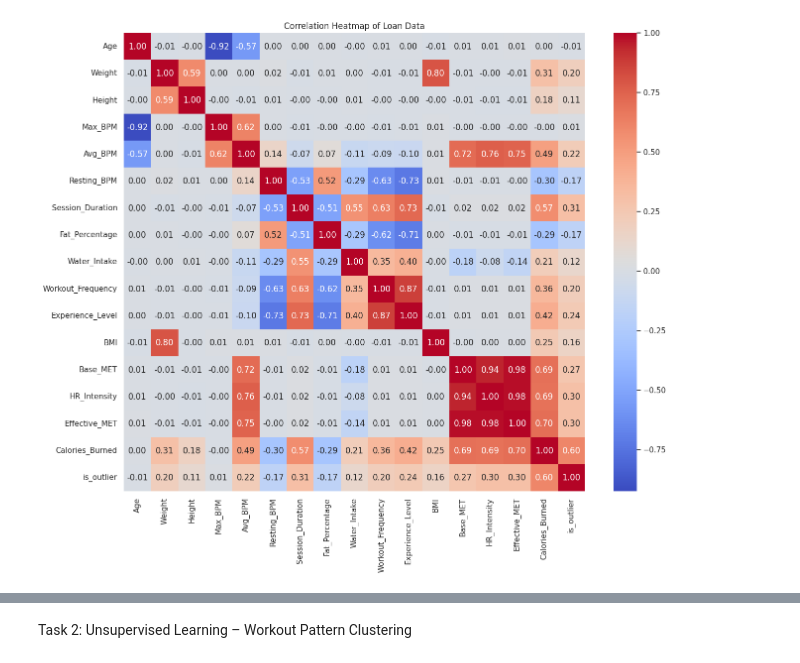
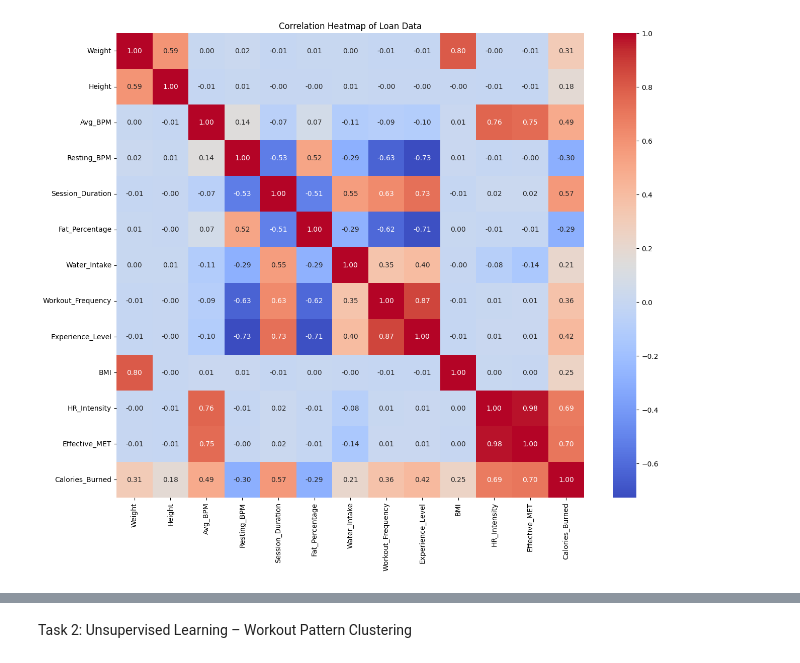
Before and after one commit to suriyaliyara/Fitbit_Calori_Regress_Cluster_ML, a Jupyter notebook: fitbit.ipynb, the cells around one changed output, grey strips where cells are left out. Drawn from its saved outputs; the diff is of its cells as text; code cells hidden in the pictures.

```diff
--- a/fitbit.ipynb
+++ b/fitbit.ipynb
@@ -24,70 +27,73 @@ from xgboost import XGBRegressor
 from sklearn.cluster import KMeans
 from sklearn.svm import SVR
 
-#1.data loading
-df_raw  = pd.read_csv('/content/Fitbit_dataset.csv')
-#axis=0 refers to the Index (Rows). It moves vertically (up and down).
+#1.data loading and cleaning:
+
+df_raw_fit  = pd.read_csv('/content/Fitbit_dataset.csv')
+#axis=0 refers to the Index (Rows). It moves vertically (up a nd down).
 #axis=1 refers to the Columns. It moves horizontally (left to right).
+df_raw_fit = df_raw_fit.drop(['Unnamed: 0'], axis=1)#(14102, 18)
+print(df_raw_fit.isnull().sum())
+df_raw_fit.shape #(14102, 19)
+#df_raw.dtypes
 
-#2.data cleaning
-df_raw = df_raw.drop(['Unnamed: 0'], axis=1)#(14102, 18)
-# Shows the count of NaN (empty) values for each column
-#print(df_raw.isnull().sum())
-#display(df_raw.head())
-df_raw.shape #(14102, 19)
-#df_raw.dtypes
-df_raw = df_raw.drop_duplicates()
+df_raw_fit = df_raw_fit.drop_duplicates()
 #df_raw = df_raw.dropna()
+df_raw_fit.shape #(14102, 19)
+
 # Strip spaces and replace special characters
-df_raw.columns = df_raw.columns.str.replace(r' \(.*\)', '', regex=True).str.replace(' ', '_')
+df_raw_fit.columns = df_raw_fit.columns.str.replace(r' \(.*\)', '', regex=True).str.replace(' ', '_')
+
 # Result: 'Calories_Burned (kcal)' becomes 'Calories_Burned'
+df_raw_fit.head()
 
 
-#3.IQR
-#findout the outlier bounder based on target
-Q1 = df_raw['Calories_Burned'].quantile(0.25)
-Q3 = df_raw['Calories_Burned'].quantile(0.75)
+# List of columns identified for removal based on heatmap analysis
+cols_to_drop = ['Base_MET','Age' ,'Max_BPM']
 
-IQR = Q3 - Q1
-low_bound = Q1 - 1.0 * IQR
-up_bound = Q3 + 1.0 * IQR
-
-# Filter or flag (flagging is often safer)
-df_raw['is_outlier'] = ((df_raw['Calories_Burned'] < low_bound) |(df_raw['Calories_Burned'] > up_bound )).astype(int)
-
-#df_raw.head()
+# Execute the drop
+df_raw = df_raw_fit.drop(columns=cols_to_drop)
+print(f"Dataset Cleaned! Remaining features: {df_raw.shape[1]}")
+print(df_raw.columns.tolist())
 
 
-# Calculate the correlation matrix for numerical columns
+#2. Calculate the correlation matrix for numerical columns# Plotting the heatmap
 correlation_matrix = df_raw.corr(numeric_only=True)
 
-# Plotting the heatmap
 plt.figure(figsize=(15, 12))
 sns.heatmap(correlation_matrix, annot=True, cmap='coolwarm', fmt=".2f")
 plt.title('Correlation Heatmap of Loan Data')
 plt.show()
-# 3. Separate features (x) and target (y) from the encoded DataFrame
+
+#3.IQR #findout the outlier bounder based on target
+
+Q1 = df_raw['Calories_Burned'].quantile(0.25)
+Q3 = df_raw['Calories_Burned'].quantile(0.75)
+IQR = Q3 - Q1
+low_bound = Q1 - 1.0 * IQR
+up_bound = Q3 + 1.0 * IQR
+df_raw['is_outlier'] = ((df_raw['Calories_Burned'] < low_bound) |(df_raw['Calories_Burned'] > up_bound )).astype(int)#flag use(0&1)
+#df_raw.head()
+
+
+# 4. Separate features (x) and target (y) from the encoded DataFrame
 
 x = df_raw.drop(columns=["Calories_Burned", "is_outlier"])
 y = df_raw["Calories_Burned"]
 x = pd.get_dummies(x, columns=['Gender','Workout_Type'], drop_first=True)
 z = pd.concat([x,y],axis=1)
 z.head()
+
 # 5. Train-test split
-x_train, x_test, y_train, y_test = train_test_split(x, y, test_size=0.2, random_state=4)
 
-model = LinearRegression()
-model.fit(x_train,y_train)
+x_train, x_test, y_train, y_test = train_test_split(x, y, test_size=0.2, random_state=42)
 
 
-#Min Max Scaler
-#x_scaled = (x – x_min)/(x_max – x_min)
-
+#Min Max Scaler#x_scaled = (x – x_min)/(x_max – x_min)--------
 
 scaler = MinMaxScaler()
 x_train_scaled = scaler.fit_transform(x_train)
 x_test_scaled = scaler.transform(x_test)
-
 
 model_minmax = LinearRegression()
 model_minmax.fit(x_train_scaled, y_train)
@@ -99,7 +105,7 @@ print('Mean Absolute Error:', metrics.mean_absolute_error(y_test, y_pred_minmax)
 print('Root Mean Squared Error:', np.sqrt(metrics.mean_squared_error(y_test, y_pred_minmax)))
 print('R-squared:', r2_score(y_test, y_pred_minmax))
 
-#Standard Scaler
+#Model 1.Standard Scaler LinearRegression----------
 model_standard = LinearRegression()
 model_standard.fit(x_train_scaled, y_train)
 y_pred_standard = model_standard.predict(x_test_scaled)
@@ -111,7 +117,7 @@ print('Root Mean Squared Error:', np.sqrt(metrics.mean_squared_error(y_test, y_p
 print('R-squared:', r2_score(y_test, y_pred_standard))
 
 
-# Initialize KNN Regressor model
+#Model 2.Initialize KNN Regressor -------------
 model_knn = KNeighborsRegressor(n_neighbors=5)
 model_knn.fit(x_train_scaled, y_train)
 y_pred_knn = model_knn.predict(x_test_scaled)
@@ -122,9 +128,8 @@ print('Mean Absolute Error:', mean_absolute_error(y_test, y_pred_knn))
 print('Root Mean Squared Error:', np.sqrt(mean_squared_error(y_test, y_pred_knn)))
 print('R-squared:', r2_score(y_test, y_pred_knn))
 
-#XGBoost Regressor
-model_xgboost = XGBRegressor(objective='reg:squarederror',n_estimators=100, random_state=4)
-
+#Model 3.XGBoost Regressor-----------------
+model_xgboost = XGBRegressor(objective='reg:squarederror',n_estimators=100, random_state=42)
 model_xgboost.fit(x_train_scaled, y_train)
 y_pred_xgboost = model_xgboost.predict(x_test_scaled )
 
@@ -136,10 +141,8 @@ print('Mean Squared Error:', mean_squared_error(y_test, y_pred_xgboost))
 print(f'RMSE(Root Mean Squared Error): {rmse:.3f}')
 print(f'R²: {r2:.3f}')
 
-
-#Decision Tree Regressor
-model_regress = DecisionTreeRegressor(random_state=5)
-
+#Model 4.Decision Tree Regressor-------------------
+model_regress = DecisionTreeRegressor(random_state=42)
 model_regress.fit(x_train_scaled,y_train)
 y_pred_regress = model_regress.predict(x_test_scaled)
 
@@ -151,9 +154,8 @@ print(f'RMSE: {rmse:.3f}')
 print(f'MSE: {mse:.3f}')
 print(f'R²: {r2:.3f}')
 
-#Random Forest Regressor
+#Model 5.Random Forest Regressor------------------------
 model_rft = RandomForestRegressor()
-
 model_rft.fit(x_train_scaled,y_train)
 y_pred_rft = model_rft.predict(x_test_scaled)
 
@@ -163,9 +165,8 @@ print('Mean Absolute Error:', mean_absolute_error(y_test, y_pred_rft))
 print('Root Mean Squared Error:', np.sqrt(mean_squared_error(y_test, y_pred_rft)))
 print('R-squared:', r2_score(y_test, y_pred_rft))
 
-#Support Vector Regression
+#Model 6.Support Vector Regression---------------------
 model_svr = SVR()
-
 model_svr.fit(x_train_scaled,y_train)
 y_pred_svr = model_svr.predict(x_test_scaled)
 
@@ -175,9 +176,8 @@ print('Mean Absolute Error:', mean_absolute_error(y_test, y_pred_svr))
 print('Root Mean Squared Error:', np.sqrt(mean_squared_error(y_test, y_pred_svr)))
 print('R-squared:', r2_score(y_test, y_pred_svr))
 
+# Regression Performance
 plt.figure(figsize=(12, 5))
-
-    # Regression Performance
 plt.subplot(1, 2, 1)
 sns.scatterplot(x=y_test, y=y_pred_standard, alpha=0.5)
 plt.plot([y_test.min(), y_test.max()], [y_test.min(), y_test.max()], '--r')
@@ -186 +203 @@ plt.title(" Linear Regressor Actual vs Predicted Calories")
-[figure, old version]
+[figure, new version]
```
Also changed, not shown: parts of 12 cells of this notebook.
